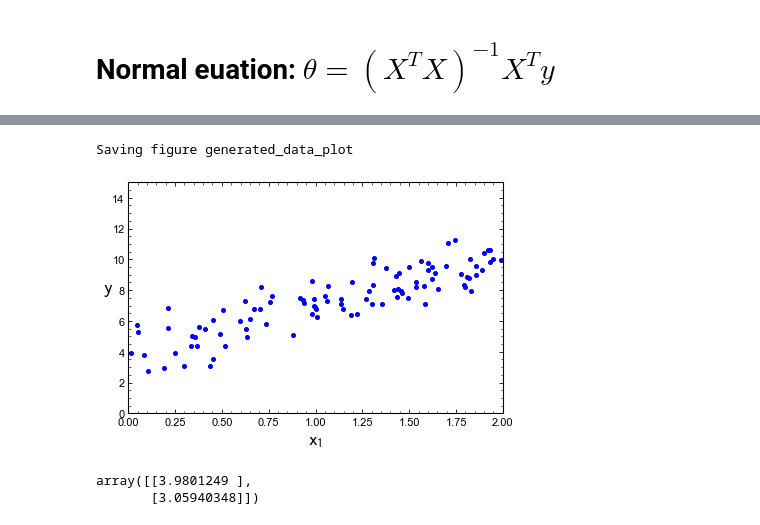
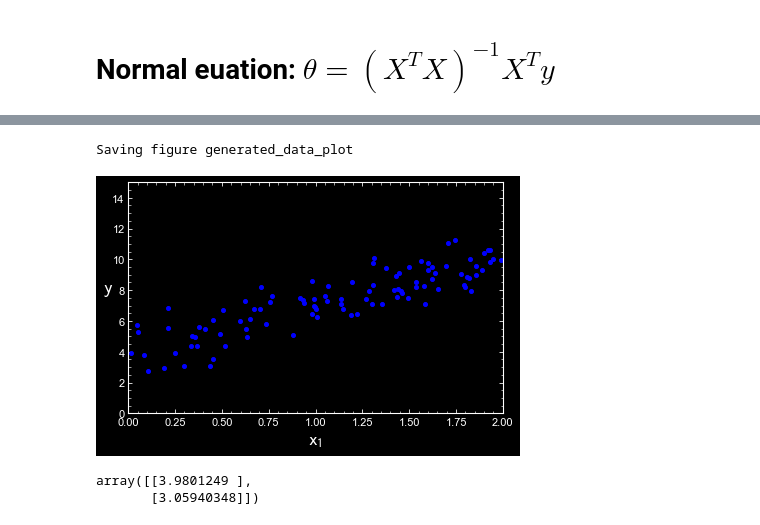
Before and after one commit to glukicov/ML_GPU, a Jupyter notebook: JupyterNB/Training.ipynb, the cells around one changed output, grey strips where cells are left out. Cells and saved outputs as stored; diff of their text form; code cells hidden in the pictures.

```diff
--- a/JupyterNB/Training.ipynb
+++ b/JupyterNB/Training.ipynb
@@ -38,13 +36,14 @@ NameError: name 'np' is not defined
 # %%
+plt.style.use('dark_background')
 plt.plot(X, y, "b.")
 plt.xlabel("$x_1$", fontsize=18)
 plt.ylabel("$y$", rotation=0, fontsize=18)
 plt.axis([0, 2, 0, 15])
 save_fig("generated_data_plot")
 plt.show()
 # %% [output]
 Saving figure generated_data_plot
-[figure, old version]
+[figure, new version]
 # %%
 X_b = np.c_[np.ones((100, 1)), X]
 theta_best = np.linalg.inv(X_b.T.dot(X_b)).dot(X_b.T).dot(y)
```
Also changed, not shown: parts of 5 cells of this notebook, 2 other files.
